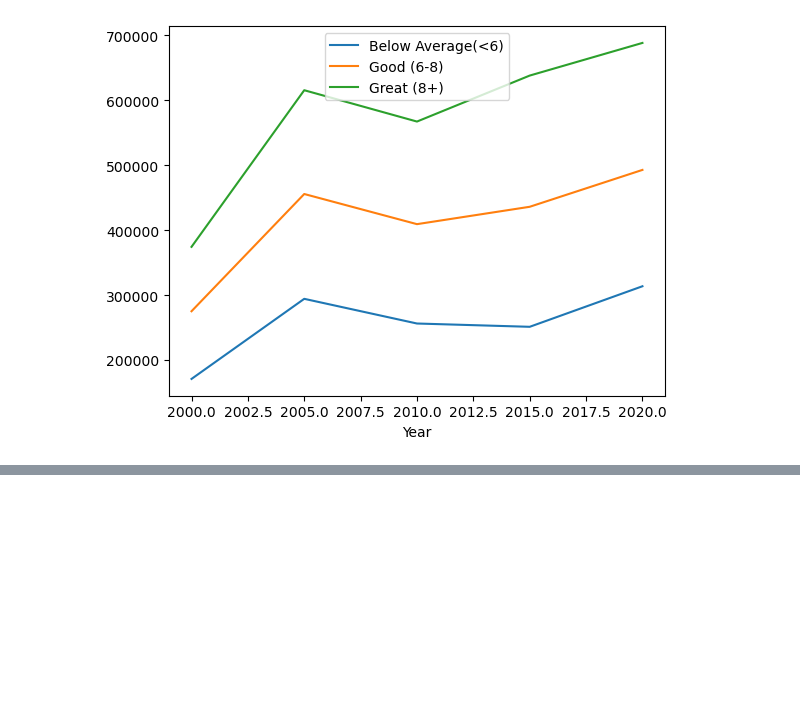
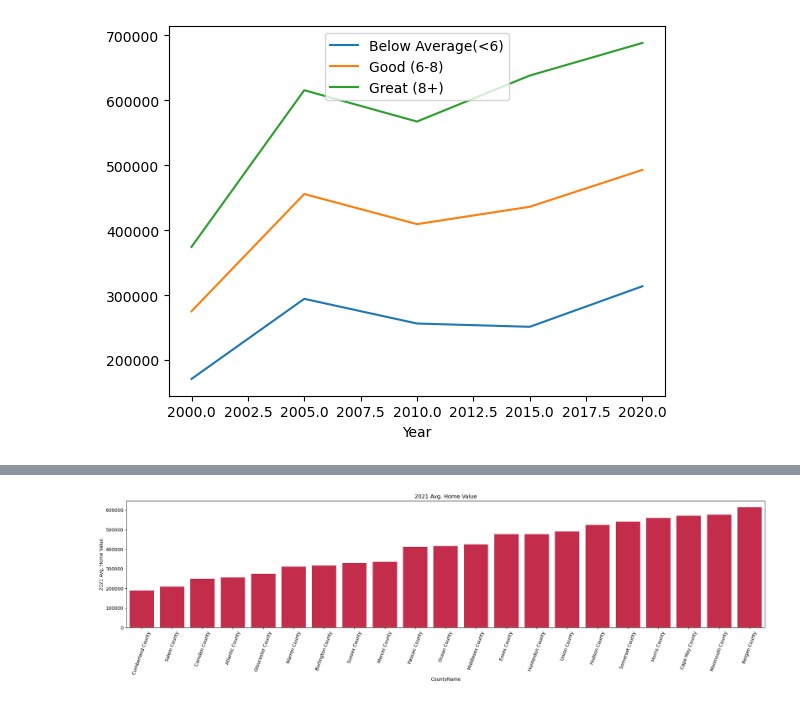
Before and after one commit to tlochan/ProjectOne, a Jupyter notebook: Data Cleaning.ipynb, the cells around one changed output, grey strips where cells are left out. Cells and saved outputs as stored; diff of their text form; code cells hidden in the pictures; blank space fills up the shorter version.

```diff
--- a/Data Cleaning.ipynb
+++ b/Data Cleaning.ipynb
@@ -450,0 +467,13 @@ plt.show()
+# %%
+# Grouping by the county and average Home Value
+avg_ranking_by_county = mergeDf.groupby('CountyName')['2021-09-30'].mean().reset_index().sort_values('2021-09-30')
+# Plotting this distribution
+plt.figure(figsize=(25,5))
+sns.barplot(data=avg_ranking_by_county, x='CountyName', y='2021-09-30', color='crimson')
+plt.title('2021 Avg. Home Value')
+plt.xlabel('CountyName')
+plt.xticks(rotation=70)
+plt.ylabel('2021 Avg. Home Value')
+plt.show()
+# %% [output]
+[figure, added]
```
Also changed, not shown: parts of 7 cells of this notebook.
